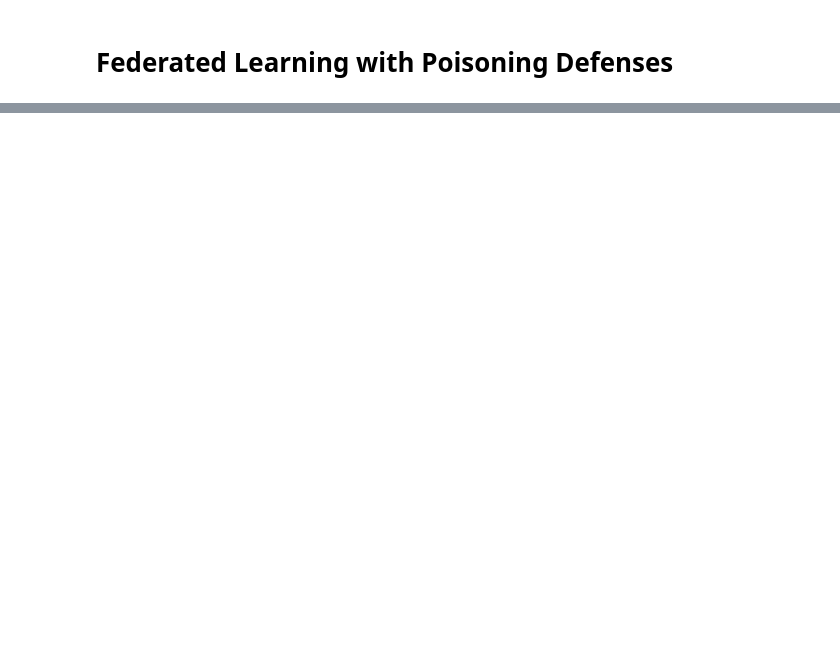
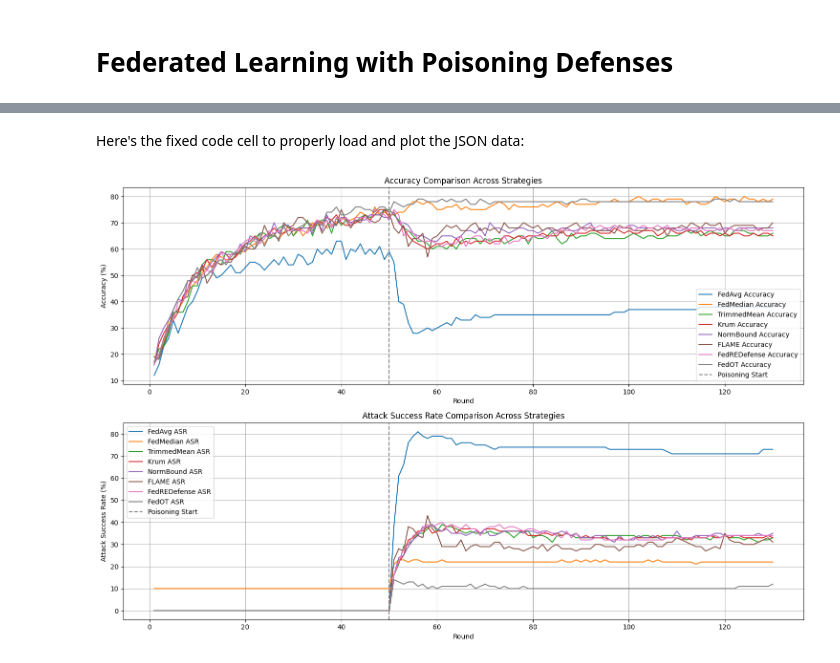
Before and after one commit to soubihabdenour/FedREDefense, a Jupyter notebook: codes/v2/poison_defences.ipynb, the cells around one changed output, grey strips where cells are left out. Cells and saved outputs as stored; diff of their text form; code cells hidden in the pictures; blank space fills up the shorter version.

```diff
--- a/codes/v2/poison_defences.ipynb
+++ b/codes/v2/poison_defences.ipynb
@@ -619,0 +1308,44 @@ Malicious clients in round 15: [0, 2]
+# %% [markdown]
+Here's the fixed code cell to properly load and plot the JSON data:
+# %%
+import json
+
+# Load from JSON and plot
+with open('strategies_metrics150_0.5_ours2.json', 'r') as f:
+    loaded_data = json.loads(f.read().strip())
+strategies = ["FedAvg", "FedMedian", "TrimmedMean", "Krum", "NormBound", "FLAME", "FedREDefense", "FedOT"]
+# Plot comparison of strategies
+plt.figure(figsize=(15, 10))
+
+# Plot accuracies
+plt.subplot(2, 1, 1)
+for strategy in strategies:
+    plt.plot(loaded_data[strategy]['rounds'][:130], loaded_data[strategy]['accuracy'][:130],
+             label=f'{strategy} Accuracy')
+plt.axvline(x=start_poison_round, color='gray', linestyle='--', label='Poisoning Start')
+plt.xlabel('Round')
+plt.ylabel('Accuracy (%)')
+plt.title('Accuracy Comparison Across Strategies')
+plt.legend()
+plt.grid(True)
+
+# Plot ASR
+plt.subplot(2, 1, 2)
+for strategy in strategies:
+    asr_values = loaded_data[strategy]['asr'][:130]
+    if strategy == "FedMedian":
+        asr_values = [x + 10 for x in asr_values]
+    plt.plot(loaded_data[strategy]['rounds'][:130], asr_values,
+             label=f'{strategy} ASR')
+plt.axvline(x=start_poison_round, color='gray', linestyle='--', label='Poisoning Start')
+plt.xlabel('Round')
+plt.ylabel('Attack Success Rate (%)')
+plt.title('Attack Success Rate Comparison Across Strategies')
+plt.legend()
+plt.grid(True)
+
+plt.tight_layout()
+plt.savefig('comparison_ours.pdf', bbox_inches='tight')
+plt.show()
+# %% [output]
+[figure, added]
```
Also changed, not shown: parts of 11 cells of this notebook, 6 other files.
